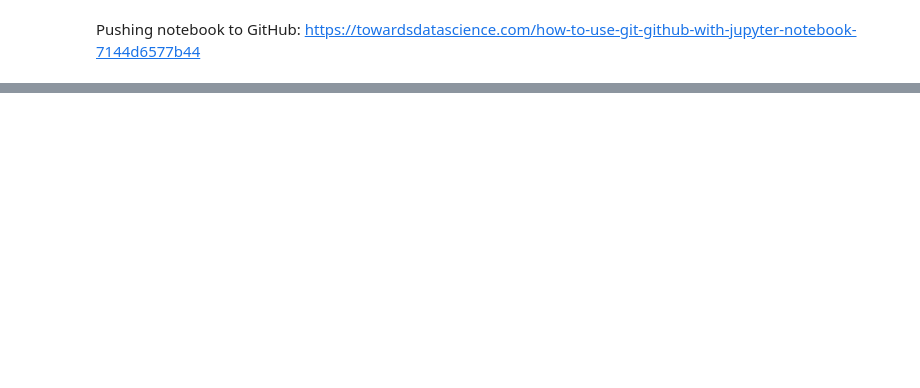
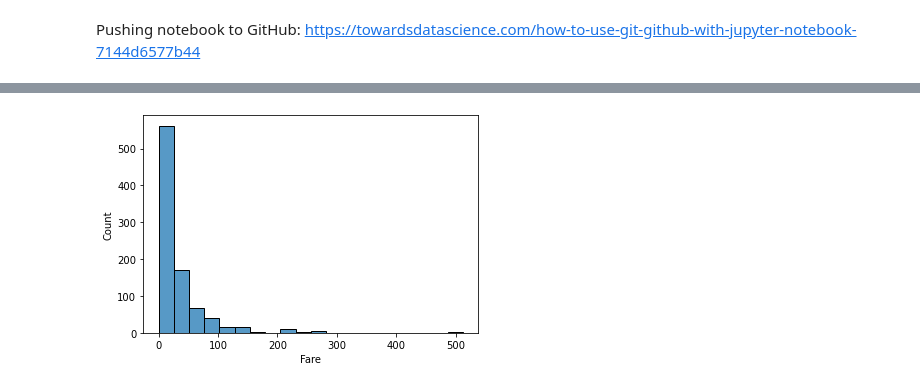
Before and after one commit to etrahadias/Titanic, a Jupyter notebook: Titanic.ipynb, the cells around one changed output, grey strips where cells are left out. Drawn from its saved outputs; the diff is of its cells as text; code cells hidden in the pictures; blank space fills up the shorter version.

```diff
--- a/Titanic.ipynb
+++ b/Titanic.ipynb
@@ -50,0 +132,5 @@ predictions = model.predict(X_test)
+# %%
+sns.histplot(data=train, x="Fare", bins=20)
+plt.show()
+# %% [output]
+[figure, added]
```
Also changed, not shown: parts of 26 cells of this notebook.
